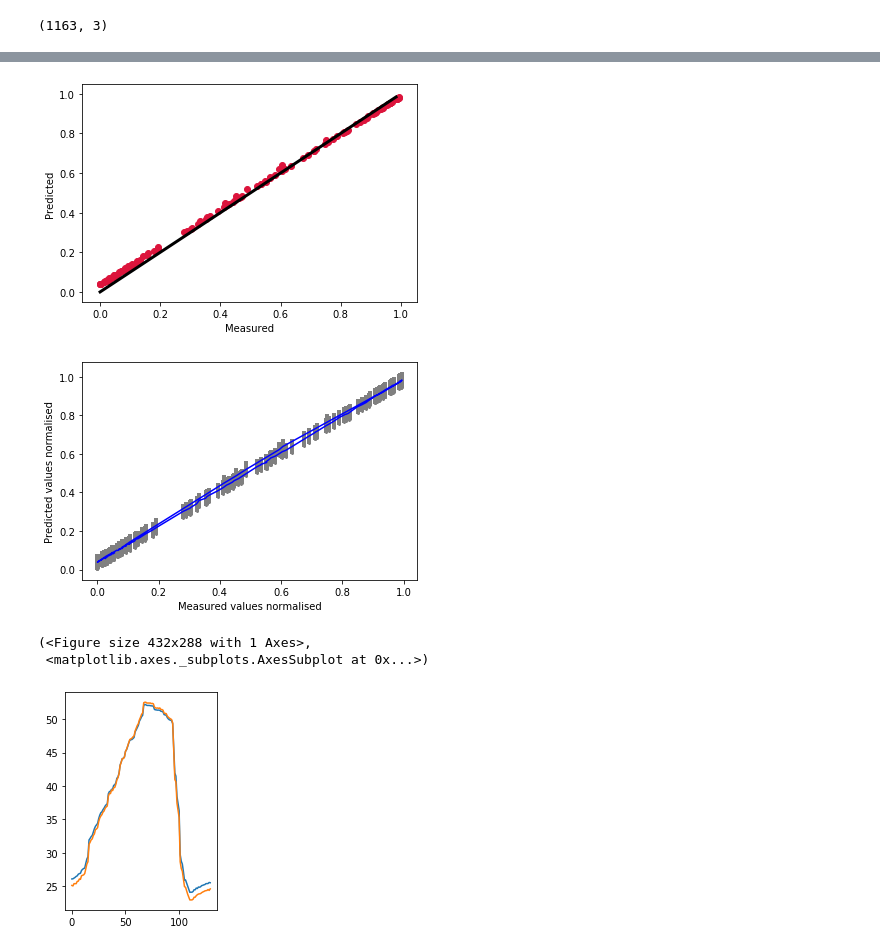
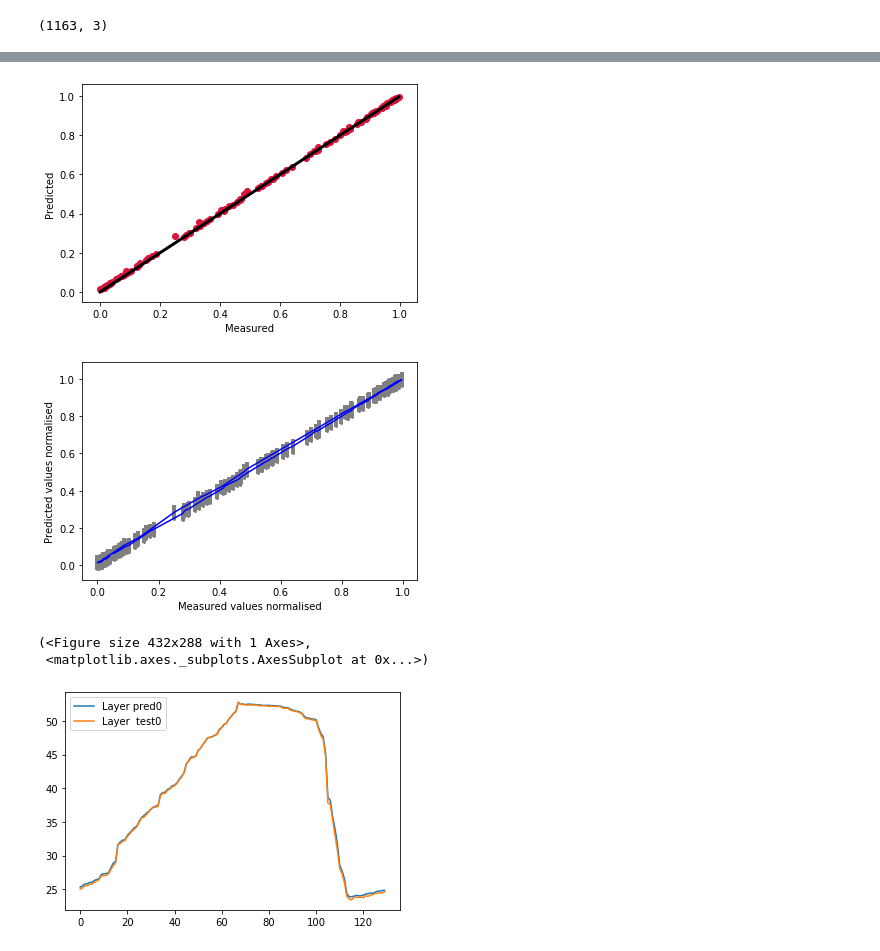
Before and after one commit to yogenderPalChandra/jospehus_DL, a Jupyter notebook: DL_tryingOneTemSensorDataDLToSeeIfAnythingWorks.ipynb, the cells around one changed output, grey strips where cells are left out. Cells and saved outputs as stored; diff of their text form; code cells hidden in the pictures.

```diff
--- a/DL_tryingOneTemSensorDataDLToSeeIfAnythingWorks.ipynb
+++ b/DL_tryingOneTemSensorDataDLToSeeIfAnythingWorks.ipynb
@@ -112,7 +112,7 @@ df_gross=filePath2Pandas(file())
 # %%
 gross_tem = df_gross[['T0', 'T1', 'T2', 'T3','T4', 'T5', 'T6', 'T7', 'T8', 'T9']]
 # %%
-gross_tem_oneValue = gross_tem[['T5']]
+gross_tem_oneValue = gross_tem[[ 'T6']]
 # %%
 gross_tem_oneValue
 # %% [output]
@@ -177,6 +177,6 @@ df_nrm_dis, scaler = normalize(gross_tem_oneValue)
 df_nrm_dis = pd.DataFrame(df_nrm_dis)
 #df_nrm.columns = chargingIn_df.columns
 
-df_nrm_dis.columns = ['T']
+df_nrm_dis.columns = [ 'T6']
 df_nrm_dis
 # %% [output]
@@ -350,7 +350,7 @@ ax.set_xlabel('Measured')
 ax.set_ylabel('Predicted')
 plt.show()
 # %% [output]
-[figure, old version]
+[figure, new version]
 # %%
 ##### plt.scatter(y_test_unscaled , y_pred_unscaled,  color='#0000CC')
 fig, ax = plt.subplots()
@@ -362,7 +362,7 @@ ax.set_xlabel('Measured values normalised')
 ax.set_ylabel('Predicted values normalised')
 fig.savefig(fileNameForDLFigures(midfix = 'PredAgainstTested_Charging'))
 # %% [output]
-[figure, old version]
+[figure, new version]
 # %%
 def unscale(y_values, scaler):
     return scaler.inverse_transform(y_values)
@@ -385,35 +385,35 @@ def create_color_step_obj(cmap_name, n):
     return scalarMap
 # %%
 fig = plt.figure(1)
-ax = fig.add_subplot(121)
+ax = fig.add_subplot(111)
 
 #fig.canvas.draw()
 fig.show()
 #fig.canvas.draw()
 #plt.rcParams["figure.figsize"]=5,5
-#fig_size = plt.rcParams["figure.figsize"]
+fig_size = plt.rcParams["figure.figsize"]
 #fig_size[0] = 8
 #fig_size[1] = 3
 
 def plotyhat_ytest(df_yhat, y_test, ax, fig, alpha =0.7, scm=None):
     #ax.clear()
     #df= df.iloc[:, 1:]
     #df = df.iloc[:, 3:]
     for i in range (0, df_yhat.shape[1]):
         #print ('last shape[1] is:', df.shape[1])
         ax.plot(df_yhat.index, df_yhat.iloc[:, i],\
-                label = 'Layer ' + str(i))
+                label = 'Layer pred' + str(i))
         ax.plot(y_test.index, y_test.iloc[:, i],\
-                label = 'Layer ' + str(i))
+                label = 'Layer  test' + str(i))
 
     #fig.canvas.draw()
     #ax.legend()
     #fig.show()
     #print ('df is :', df)
-    #plt.legend(loc='upper left')
+    plt.legend(loc='upper left')
     return fig, ax
 plotyhat_ytest(y_pred_unscaled,y_test_unscaled, ax, fig, alpha =0.7, scm=None)
 # %% [output]
 (<Figure size 432x288 with 1 Axes>,
  <matplotlib.axes._subplots.AxesSubplot at 0x...>)
-[figure, old version]
+[figure, new version]
```
Also changed, not shown: parts of 8 cells of this notebook, 2 other files.
